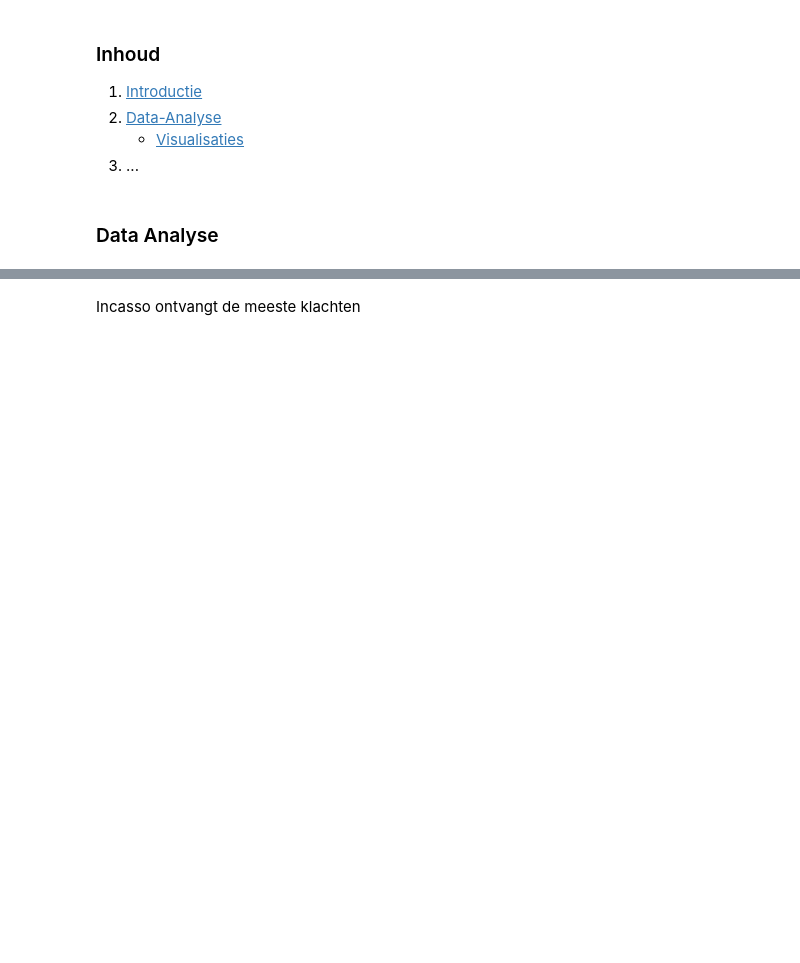
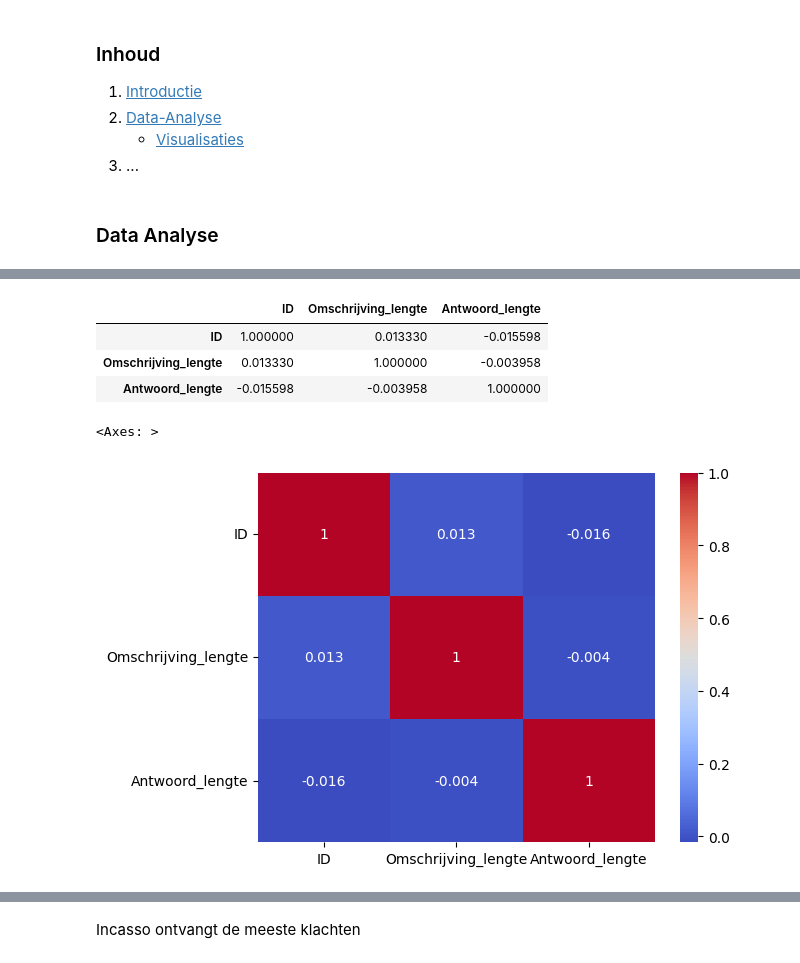
Before and after one commit to AmissaAbbes/Dataproject1, a Jupyter notebook: train_eda.ipynb, the cells around one changed output, grey strips where cells are left out. Saved outputs shown, nothing was run; the diff lists cells and outputs as text; code cells hidden in the pictures; blank space fills up the shorter version.

```diff
--- a/train_eda.ipynb
+++ b/train_eda.ipynb
@@ -122 +164,13 @@ Name: count, dtype: int64
+# %%
+train.select_dtypes(include="number").corr()
+# %% [output]
+|  | ID | Omschrijving_lengte | Antwoord_lengte |
+| ID | 1.000000 | 0.013330 | -0.015598 |
+| Omschrijving_lengte | 0.013330 | 1.000000 | -0.003958 |
+| Antwoord_lengte | -0.015598 | -0.003958 | 1.000000 |
+# %%
+sns.heatmap(train.select_dtypes(include=np.number).corr(), annot=True, cmap="coolwarm")
+# %% [output]
+<Axes: >
+[figure, added]
 # %%
```
Also changed, not shown: parts of 35 cells of this notebook, 2 other files.
